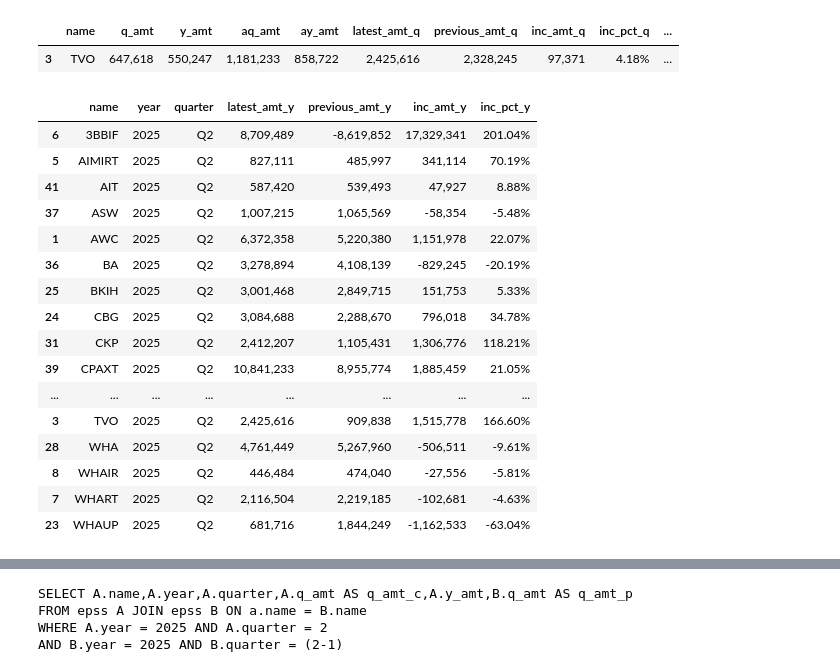
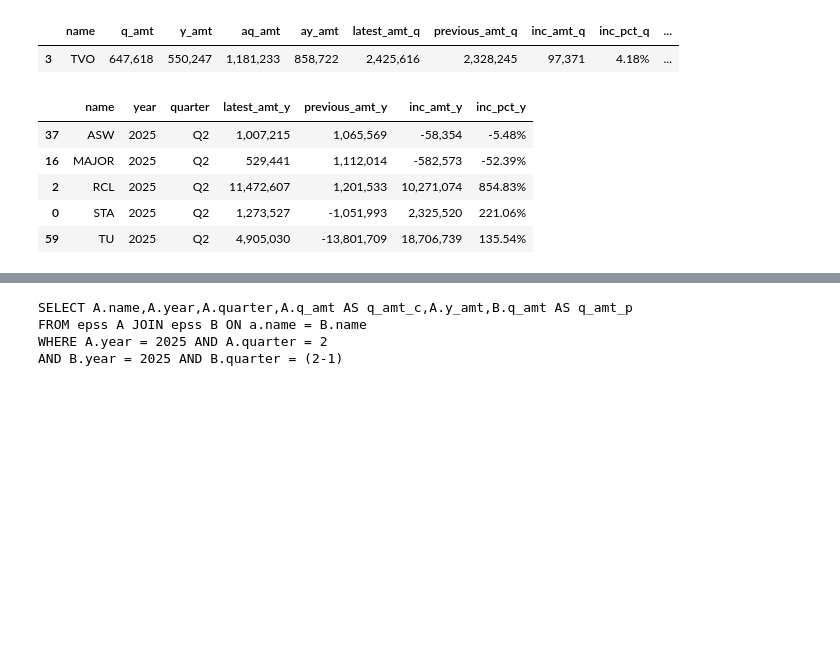
Before and after one commit to santimcs/A5, a Jupyter notebook: Quarterly/240-Create Profits Q2.ipynb, the cells around one changed output, grey strips where cells are left out. Cells and saved outputs as stored; diff of their text form; code cells hidden in the pictures; blank space fills up the shorter version.

```diff
--- a/Quarterly/240-Create Profits Q2.ipynb
+++ b/Quarterly/240-Create Profits Q2.ipynb
@@ -212,24 +212,13 @@ df_aggr[df_aggr['name'] == 'TVO'].style.format(format_dict)
 | 3 | TVO | 647,618 | 550,247 | 1,181,233 | 858,722 | 2,425,616 | 2,328,245 | 97,371 | 4.18% | ... |
 # %%
 criteria_1 = df_aggr.latest_amt_y > 440_000
-df_aggr.loc[criteria_1, cols].sort_values(by=["name"], ascending=True).style.format(format_dict)
+df_aggr.loc[criteria_1, cols].sample(5).sort_values(by=["name"], ascending=True).style.format(format_dict)
 # %% [output]
 |  | name | year | quarter | latest_amt_y | previous_amt_y | inc_amt_y | inc_pct_y |
-| 6 | 3BBIF | 2025 | Q2 | 8,709,489 | -8,619,852 | 17,329,341 | 201.04% |
-| 5 | AIMIRT | 2025 | Q2 | 827,111 | 485,997 | 341,114 | 70.19% |
-| 41 | AIT | 2025 | Q2 | 587,420 | 539,493 | 47,927 | 8.88% |
 | 37 | ASW | 2025 | Q2 | 1,007,215 | 1,065,569 | -58,354 | -5.48% |
-| 1 | AWC | 2025 | Q2 | 6,372,358 | 5,220,380 | 1,151,978 | 22.07% |
-| 36 | BA | 2025 | Q2 | 3,278,894 | 4,108,139 | -829,245 | -20.19% |
-| 25 | BKIH | 2025 | Q2 | 3,001,468 | 2,849,715 | 151,753 | 5.33% |
-| 24 | CBG | 2025 | Q2 | 3,084,688 | 2,288,670 | 796,018 | 34.78% |
-| 31 | CKP | 2025 | Q2 | 2,412,207 | 1,105,431 | 1,306,776 | 118.21% |
-| 39 | CPAXT | 2025 | Q2 | 10,841,233 | 8,955,774 | 1,885,459 | 21.05% |
-| ... | ... | ... | ... | ... | ... | ... | ... |
-| 3 | TVO | 2025 | Q2 | 2,425,616 | 909,838 | 1,515,778 | 166.60% |
-| 28 | WHA | 2025 | Q2 | 4,761,449 | 5,267,960 | -506,511 | -9.61% |
-| 8 | WHAIR | 2025 | Q2 | 446,484 | 474,040 | -27,556 | -5.81% |
-| 7 | WHART | 2025 | Q2 | 2,116,504 | 2,219,185 | -102,681 | -4.63% |
-| 23 | WHAUP | 2025 | Q2 | 681,716 | 1,844,249 | -1,162,533 | -63.04% |
+| 16 | MAJOR | 2025 | Q2 | 529,441 | 1,112,014 | -582,573 | -52.39% |
+| 2 | RCL | 2025 | Q2 | 11,472,607 | 1,201,533 | 10,271,074 | 854.83% |
+| 0 | STA | 2025 | Q2 | 1,273,527 | -1,051,993 | 2,325,520 | 221.06% |
+| 59 | TU | 2025 | Q2 | 4,905,030 | -13,801,709 | 18,706,739 | 135.54% |
 # %%
 criteria_2 = df_aggr.previous_amt_y >= 400_000
```
Also changed, not shown: parts of 24 cells of this notebook.
